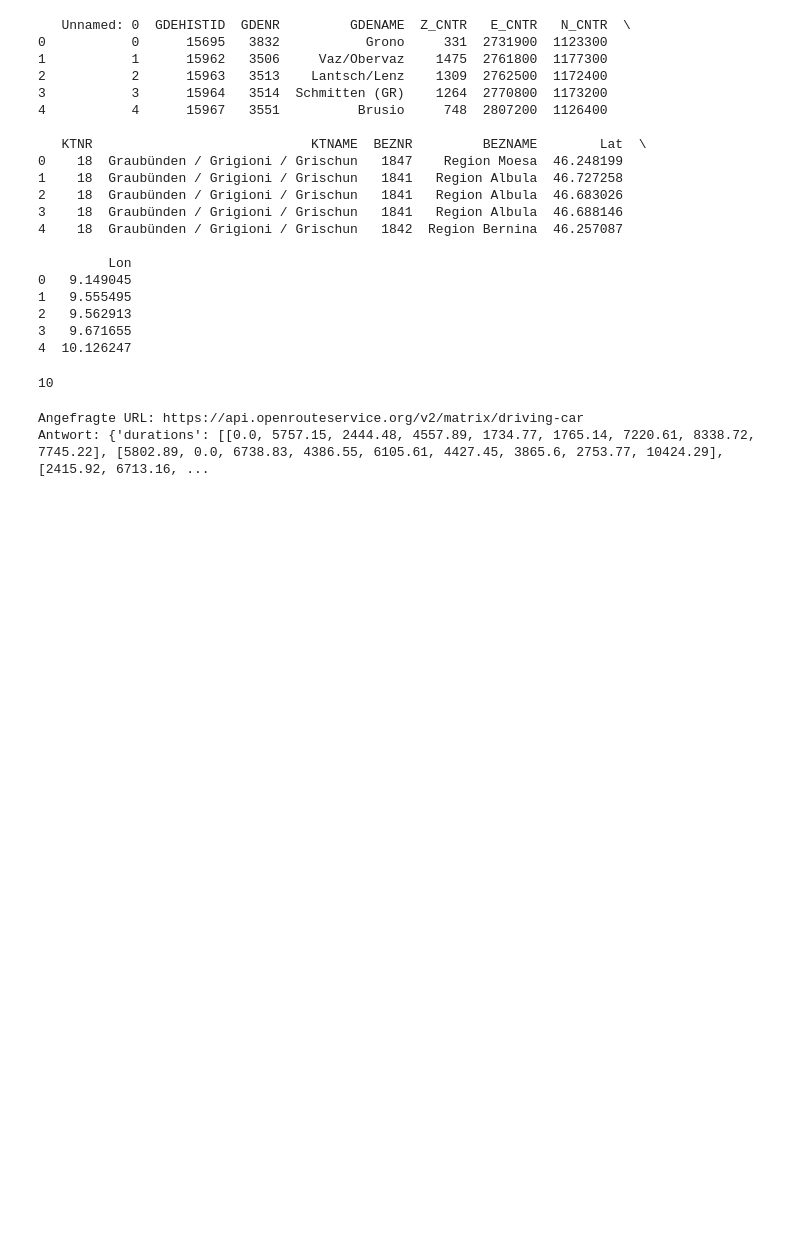
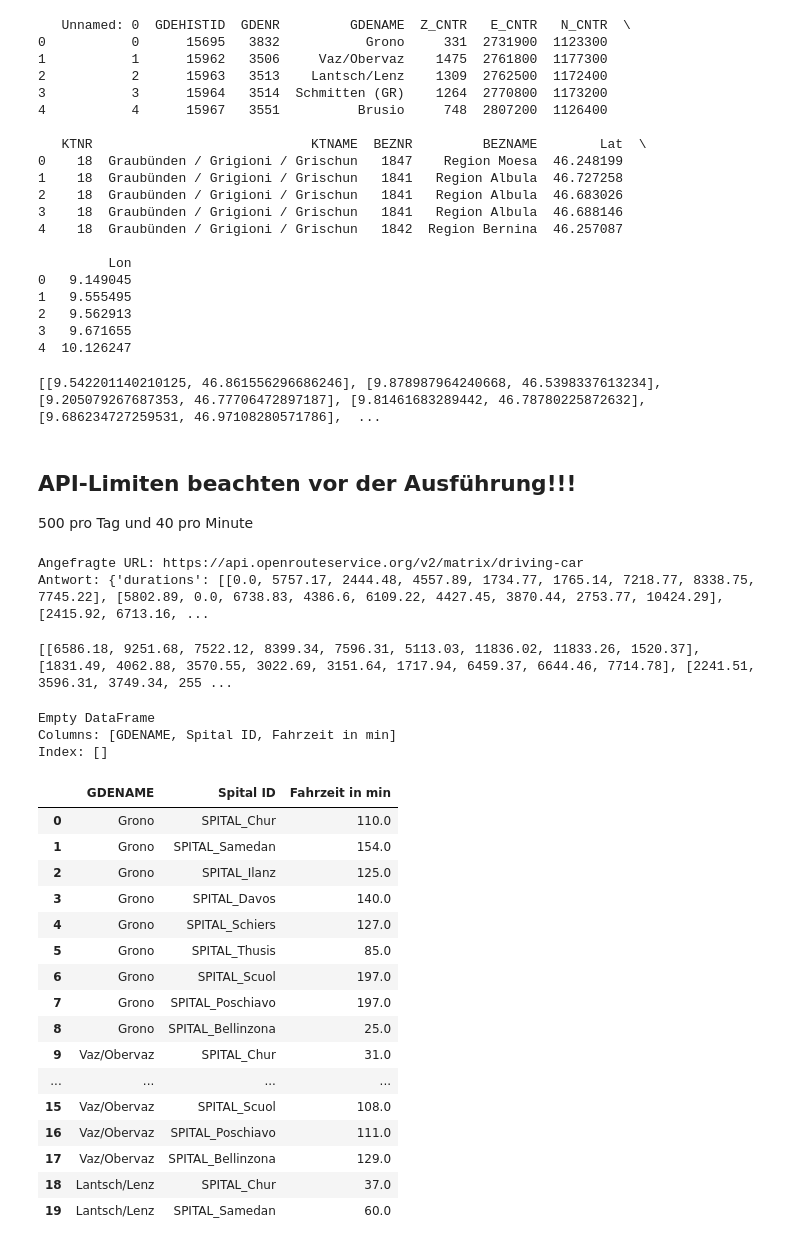
Before and after one commit to marinafrei/ba, a Jupyter notebook: api_call.ipynb, the cells around one changed output. Drawn from its saved outputs; the diff is of its cells as text; code cells hidden in the pictures; blank space fills up the shorter version.

Commit message:
Fahrzeiten mittels API für alle Gemeinden ermittelt und in ein Excel geschrieben

```diff
--- a/api_call.ipynb
+++ b/api_call.ipynb
@@ -53,11 +52,15 @@ print(gemeinden_df.head())
 3   9.671655
 4  10.126247
 # %%
-gemeinde_location = [gemeinden_df.loc[0, "Lon"], gemeinden_df.loc[0, "Lat"]]
-locations.append(gemeinde_location)
-print(len(locations))
+for _, row in gemeinden_df.iterrows():
+    lon = row["Lon"]
+    lat = row["Lat"]
+    locations.append([lon, lat])
+
+
+print(locations)
 # %% [output]
-10
+[[9.542201140210125, 46.861556296686246], [9.878987964240668, 46.5398337613234], [9.205079267687353, 46.77706472897187], [9.81461683289442, 46.78780225872632], [9.686234727259531, 46.97108280571786],  ...
 # %%
 with open('apikey.txt') as f:
     api_key = f.read()
@@ -69,6 +72,10 @@ headers = {
 }
 
 body = {"locations":locations,"destinations":[0,1,2,3,4,5,6,7,8]}
+# %% [markdown]
+## API-Limiten beachten vor der Ausführung!!!
+
+500 pro Tag und 40 pro Minute
 # %%
 response = requests.post(url, json=body, headers=headers)
 
@@ -79,4 +86,62 @@ print("Angefragte URL:", response.url)
 print("Antwort:", response.json())
 # %% [output]
 Angefragte URL: https://api.openrouteservice.org/v2/matrix/driving-car
-Antwort: {'durations': [[0.0, 5757.15, 2444.48, 4557.89, 1734.77, 1765.14, 7220.61, 8338.72, 7745.22], [5802.89, 0.0, 6738.83, 4386.55, 6105.61, 4427.45, 3865.6, 2753.77, 10424.29], [2415.92, 6713.16, ...
+Antwort: {'durations': [[0.0, 5757.17, 2444.48, 4557.89, 1734.77, 1765.14, 7218.77, 8338.75, 7745.22], [5802.89, 0.0, 6738.83, 4386.6, 6109.22, 4427.45, 3870.44, 2753.77, 10424.29], [2415.92, 6713.16, ...
+# %%
+response_json = response.json()
+durations = response_json['durations'][9:]
+print(durations)
+# %% [output]
+[[6586.18, 9251.68, 7522.12, 8399.34, 7596.31, 5113.03, 11836.02, 11833.26, 1520.37], [1831.49, 4062.88, 3570.55, 3022.69, 3151.64, 1717.94, 6459.37, 6644.46, 7714.78], [2241.51, 3596.31, 3749.34, 255 ...
+# %%
+df_results=pd.DataFrame(columns=['GDENAME', 'Spital ID', 'Fahrzeit in min'])
+print(df_results)
+# %% [output]
+Empty DataFrame
+Columns: [GDENAME, Spital ID, Fahrzeit in min]
+Index: []
+# %%
+for index, row in gemeinden_df.iterrows():
+    gdename = row["GDENAME"]
+    for i, traveltime in enumerate(durations[index]):
+        if i == 0:
+            spital = "SPITAL_Chur"
+        elif i == 1:
+            spital = "SPITAL_Samedan"
+        elif i == 2:
+            spital = "SPITAL_Ilanz"
+        elif i == 3:
+            spital = "SPITAL_Davos"
+        elif i == 4:
+            spital = "SPITAL_Schiers"
+        elif i == 5:
+            spital = "SPITAL_Thusis"
+        elif i == 6:
+            spital = "SPITAL_Scuol"
+        elif i == 7:
+            spital = "SPITAL_Poschiavo"
+        elif i == 8:
+            spital = "SPITAL_Bellinzona"
+        traveltime_min = round((traveltime / 60), 0)
+        new_row = [gdename, spital, traveltime_min]
+        df_results.loc[len(df_results)] = new_row
+# %%
+df_results.head(20)
+# %% [output]
+|  | GDENAME | Spital ID | Fahrzeit in min |
+| 0 | Grono | SPITAL_Chur | 110.0 |
+| 1 | Grono | SPITAL_Samedan | 154.0 |
+| 2 | Grono | SPITAL_Ilanz | 125.0 |
+| 3 | Grono | SPITAL_Davos | 140.0 |
+| 4 | Grono | SPITAL_Schiers | 127.0 |
+| 5 | Grono | SPITAL_Thusis | 85.0 |
+| 6 | Grono | SPITAL_Scuol | 197.0 |
+| 7 | Grono | SPITAL_Poschiavo | 197.0 |
+| 8 | Grono | SPITAL_Bellinzona | 25.0 |
+| 9 | Vaz/Obervaz | SPITAL_Chur | 31.0 |
+| ... | ... | ... | ... |
+| 15 | Vaz/Obervaz | SPITAL_Scuol | 108.0 |
+| 16 | Vaz/Obervaz | SPITAL_Poschiavo | 111.0 |
+| 17 | Vaz/Obervaz | SPITAL_Bellinzona | 129.0 |
+| 18 | Lantsch/Lenz | SPITAL_Chur | 37.0 |
+| 19 | Lantsch/Lenz | SPITAL_Samedan | 60.0 |
```
Also changed, not shown: parts of 3 cells of this notebook, 6 other files.
